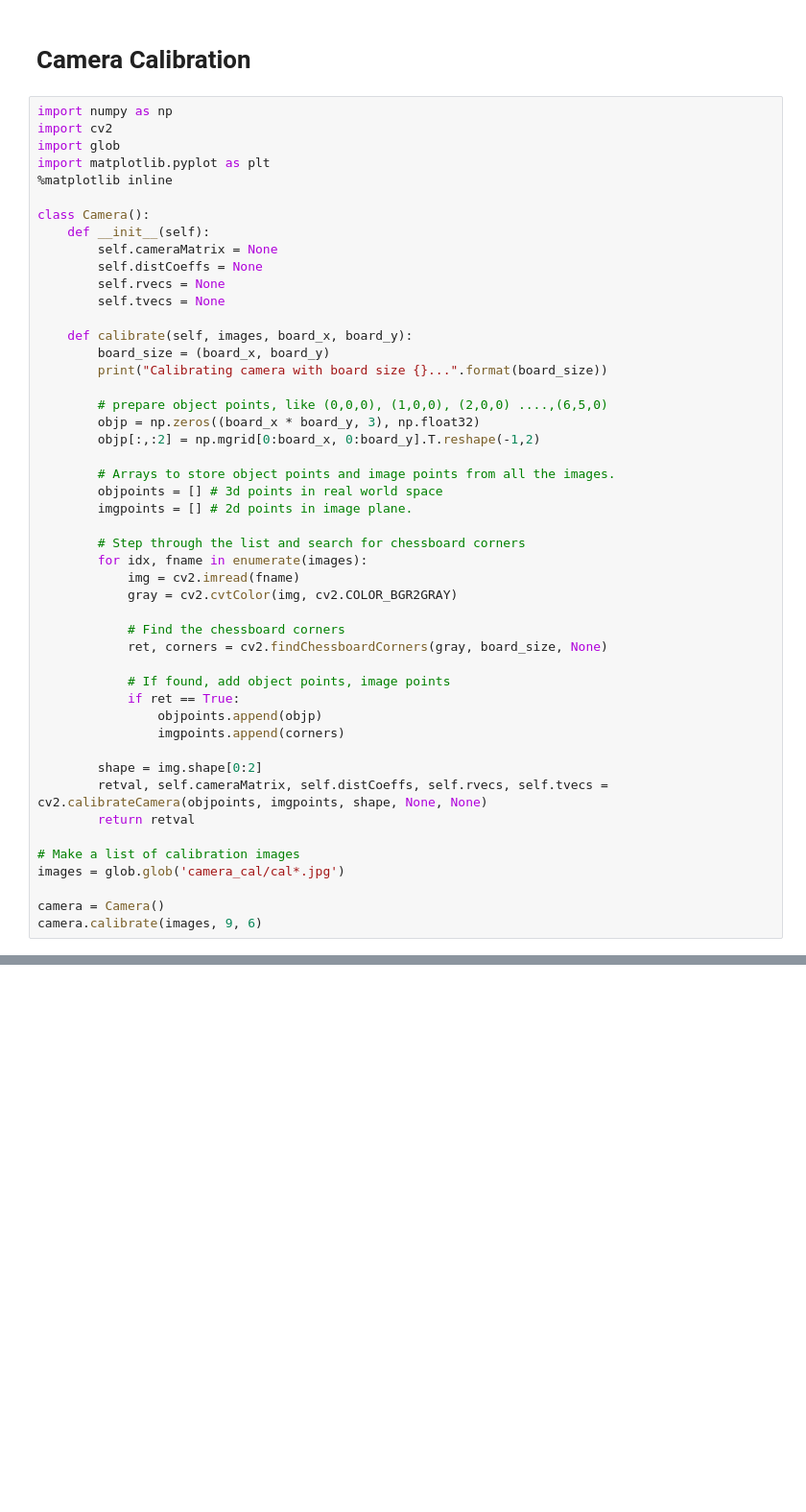
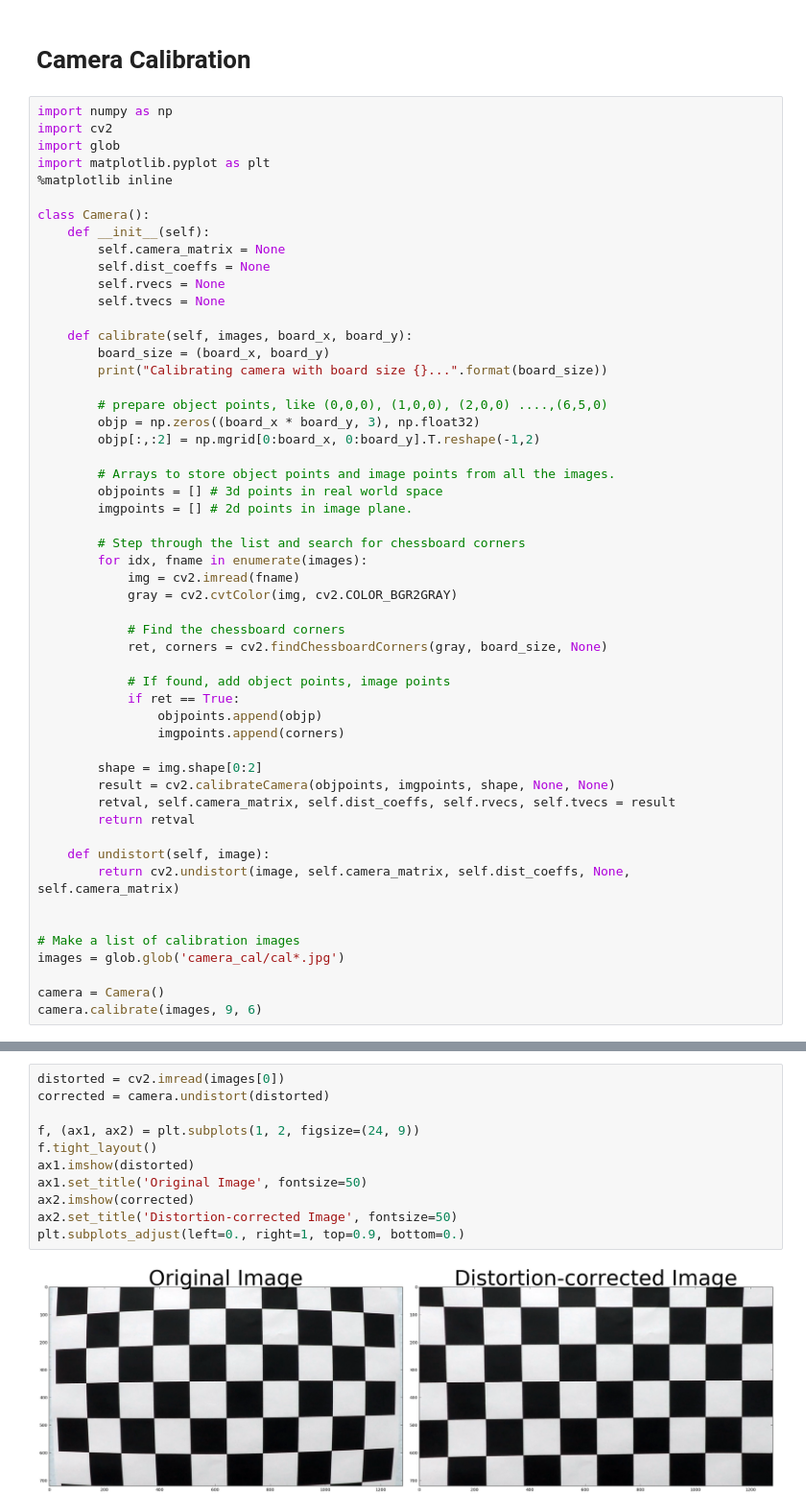
Before and after one commit to mjbeauregard/CarND-Advanced-Lane-Lines, a Jupyter notebook: Solution.ipynb, the cells around one changed output, grey strips where cells are left out. Shown at 96% size. Saved outputs shown, nothing was run; the diff lists cells and outputs as text; blank space fills up the shorter version.

Commit message:
Undistort image

```diff
--- a/Solution.ipynb
+++ b/Solution.ipynb
@@ -9,8 +9,8 @@ import matplotlib.pyplot as plt
 
 class Camera():
     def __init__(self):
-        self.cameraMatrix = None
-        self.distCoeffs = None
+        self.camera_matrix = None
+        self.dist_coeffs = None
         self.rvecs = None
         self.tvecs = None
 
@@ -40,8 +40,13 @@ class Camera():
                 imgpoints.append(corners)
 
         shape = img.shape[0:2]
-        retval, self.cameraMatrix, self.distCoeffs, self.rvecs, self.tvecs = cv2.calibrateCamera(objpoints, imgpoints, shape, None, None)
+        result = cv2.calibrateCamera(objpoints, imgpoints, shape, None, None)
+        retval, self.camera_matrix, self.dist_coeffs, self.rvecs, self.tvecs = result
         return retval
+
+    def undistort(self, image):
+        return cv2.undistort(image, self.camera_matrix, self.dist_coeffs, None, self.camera_matrix)
+
 
 # Make a list of calibration images
 images = glob.glob('camera_cal/cal*.jpg')
@@ -50,0 +61,13 @@ camera.calibrate(images, 9, 6)
+# %%
+distorted = cv2.imread(images[0])
+corrected = camera.undistort(distorted)
+
+f, (ax1, ax2) = plt.subplots(1, 2, figsize=(24, 9))
+f.tight_layout()
+ax1.imshow(distorted)
+ax1.set_title('Original Image', fontsize=50)
+ax2.imshow(corrected)
+ax2.set_title('Distortion-corrected Image', fontsize=50)
+plt.subplots_adjust(left=0., right=1, top=0.9, bottom=0.)
+# %% [output]
+[figure, added]
```
Also changed, not shown: parts of 2 cells of this notebook.
